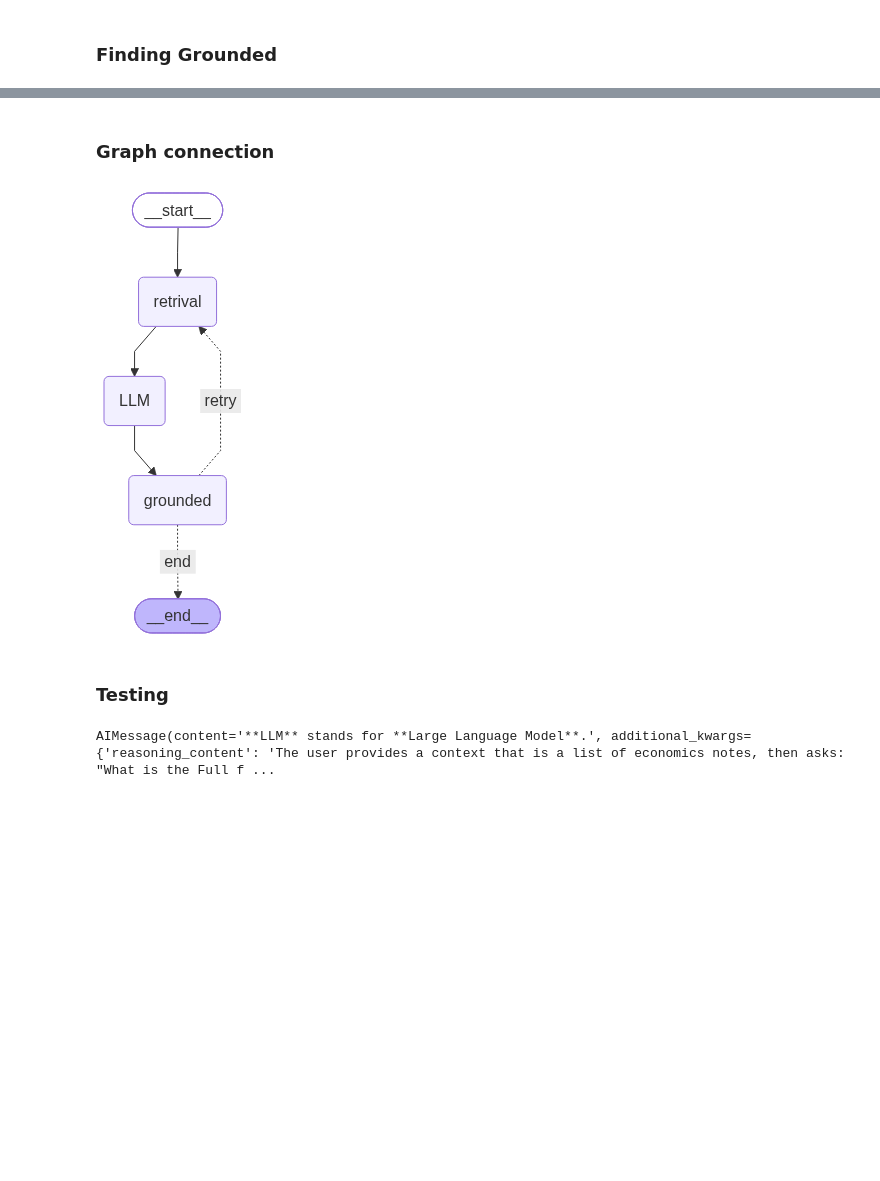
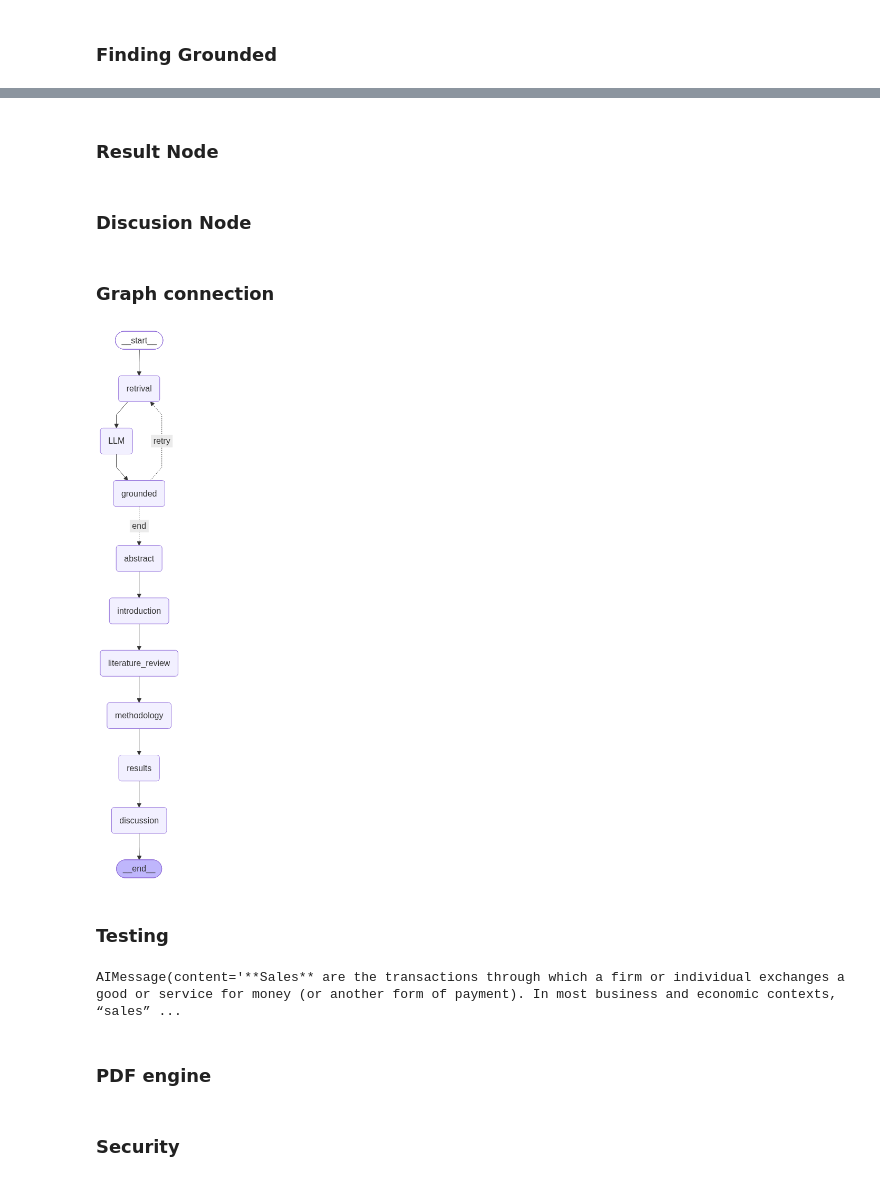
Before and after one commit to Debajyoti02-mac/Research-Agent-, a Jupyter notebook: Code.ipynb, the cells around one changed output, grey strips where cells are left out. Saved outputs shown, nothing was run; the diff lists cells and outputs as text; code cells hidden in the pictures; blank space fills up the shorter version.

```diff
--- a/Code.ipynb
+++ b/Code.ipynb
@@ -167,0 +235,25 @@ def check_grounded(state:Self):
+# %%
+
+def literature_review_node(state: Self) -> dict:
+    topic = state.get("query", "")
+    intro = state.get("introduction", "")
+    context = "\n".join(state.get("context", []))
+
+    prompt = f"""You are an academic researcher drafting the Literature Review section of a research paper.
+
+Topic: {topic}
+Introduction & Research Questions:
+{intro}
+
+Reference Context / Ingested Sources:
+{context}
+
+Synthesize a structured Literature Review under these three subheadings:
+1. Prior Work: Group existing methodologies and dominant frameworks thematically.
+2. Discoveries & Benchmarks: Highlight established findings, core breakthroughs, and standard baselines.
+3. Research Gap: Explicitly contrast existing works against unresolved challenges, operational bottlenecks, or missing methodologies that motivate this study.
+
+Maintain an objective, analytical academic style. Output only the section content with the subheadings above.
+"""
+    response = LLM.invoke(prompt)
+    return {"literature_review": response.content.strip()}
@@ -167,0 +291,2 @@ def check_grounded(state:Self):
+# %% [markdown]
+### Result Node
@@ -167,0 +323,2 @@ def check_grounded(state:Self):
+# %% [markdown]
+### Discusion Node
@@ -170,31 +370,48 @@ def check_grounded(state:Self):
 # %%
 Builder = StateGraph(Self)
 
 # Connection [create Node]
 Builder.add_node('retrival',Retrival_Fetch)
 Builder.add_node('LLM',LLM_connection)
 Builder.add_node('grounded',Grounded)
+Builder.add_node("abstract", abstract_node)
+Builder.add_node("introduction", introduction_node)
+Builder.add_node("literature_review", literature_review_node)
+Builder.add_node("methodology", methodology_node)
+Builder.add_node("results", results_node)
+Builder.add_node("discussion", discussion_node)
+
 
 # Create Edge
 Builder.add_edge(START,'retrival')
 Builder.add_edge('retrival','LLM')
 Builder.add_edge('LLM','grounded')
 Builder.add_conditional_edges(
     'grounded',check_grounded,
     {
-        'end':END ,
+        'end':'abstract' ,
         'retry':'retrival'
     }
 )
+Builder.add_edge('abstract' , 'introduction')
+Builder.add_edge('introduction','literature_review')
+Builder.add_edge('literature_review','methodology')
+Builder.add_edge('methodology','results')
+Builder.add_edge('results','discussion')
+Builder.add_edge('discussion', END)
+
+
 graph = Builder.compile()
 graph
 # %% [output]
-[figure, old version]
+[figure, new version]
 # %% [markdown]
 ### Testing
 # %%
-question = "What is the Full form of LLM?"
+question = "What is sales?"
 result = graph.invoke({'query':question , 'retry':0})
 result['answer']
 # %% [output]
-AIMessage(content='**LLM** stands for **Large Language Model**.', additional_kwargs={'reasoning_content': 'The user provides a context that is a list of economics notes, then asks: "What is the Full f ...
+AIMessage(content='**Sales** are the transactions through which a firm or individual exchanges a good or service for money (or another form of payment). In most business and economic contexts, “sales” ...
+# %% [markdown]
+### PDF engine
@@ -200,0 +516,2 @@ AIMessage(content='**LLM** stands for **Large Language Model**.', additional_kwa
+# %% [markdown]
+### Security
```
Also changed, not shown: parts of 16 cells of this notebook, 24 other files.
